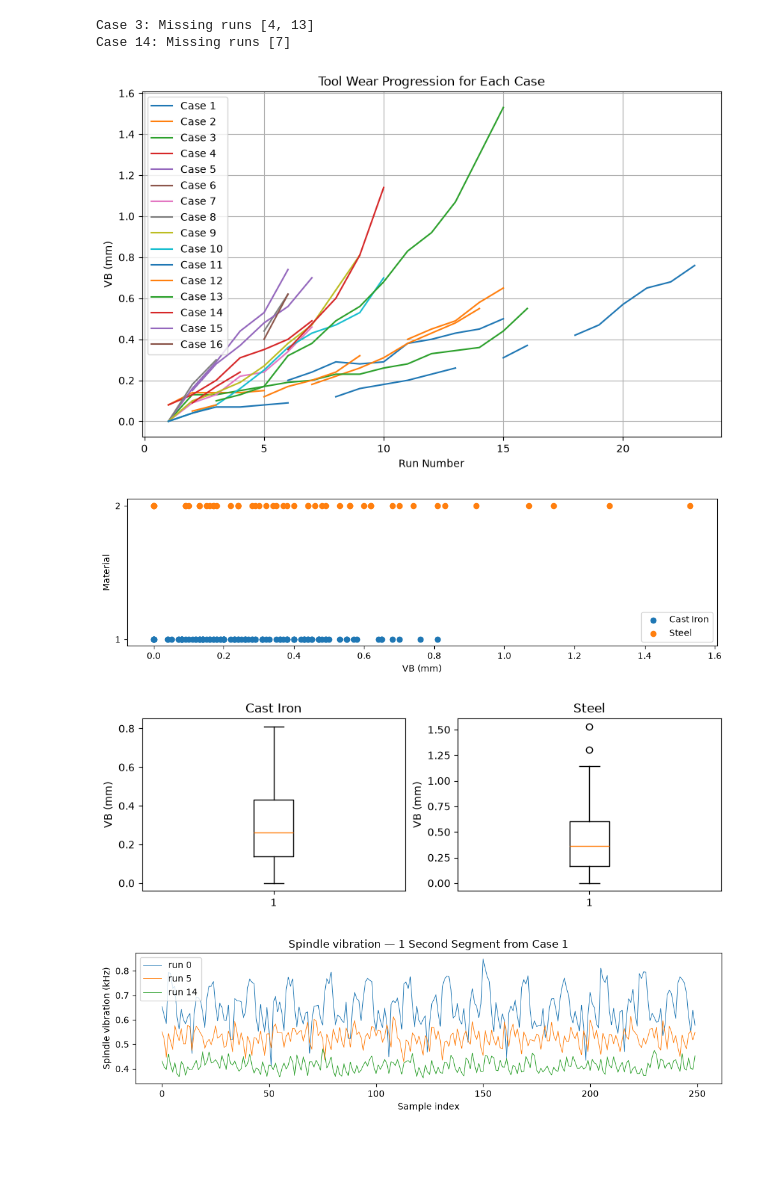
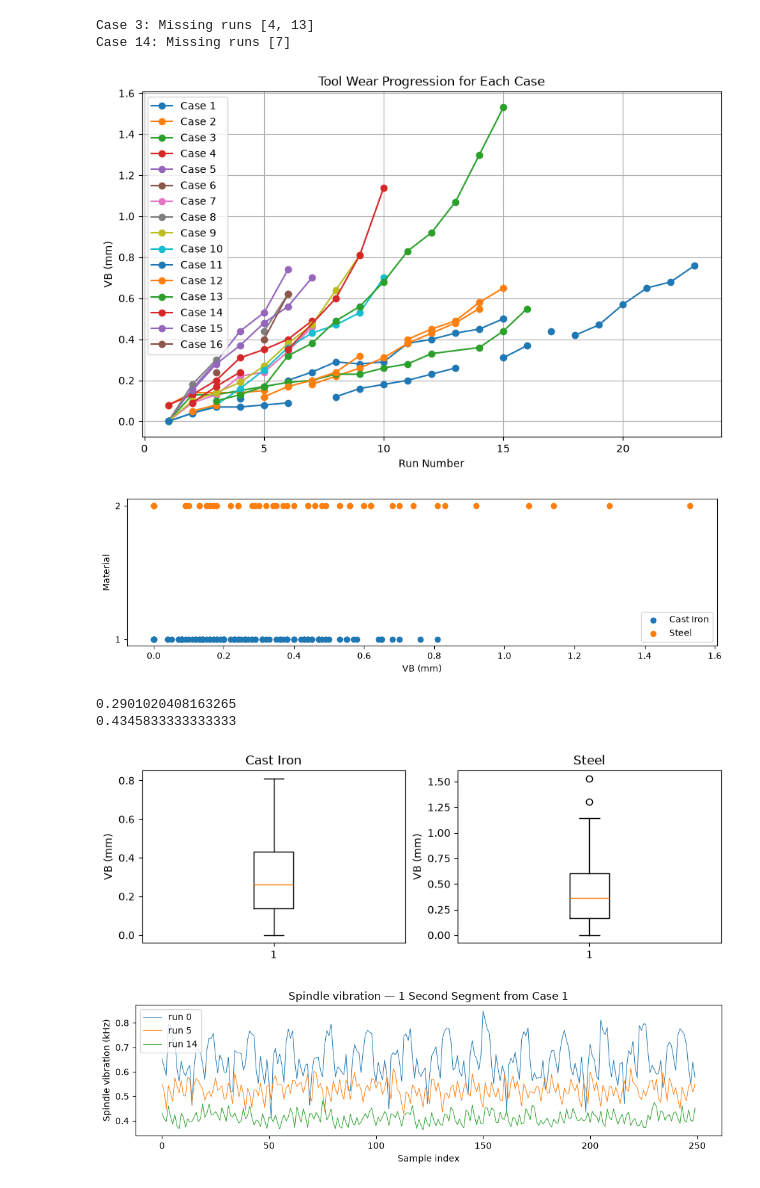
Before and after one commit to samgriff29/20457187CourseworkRepo, a Jupyter notebook: 202627_MMME4125_cw_egysg10_V2.ipynb, the cells around one changed output. Cells and saved outputs as stored; diff of their text form; code cells hidden in the pictures; blank space fills up the shorter version.

```diff
--- a/202627_MMME4125_cw_egysg10_V2.ipynb
+++ b/202627_MMME4125_cw_egysg10_V2.ipynb
@@ -303,7 +307,7 @@ for case in sorted(df_case_runs["case"].unique()):
     plt.plot(
         case_data["run"],
         case_data["VB"],
-        #marker="o",
+        marker="o",
         label=f"Case {case}")
 
 plt.xlabel("Run Number")
@@ -324,35 +328,42 @@ x_cast_iron = np.full(n_cast_iron, 1)
 n_steel=len(VB_steel)
 x_steel = np.full(n_steel, 2)
 
 plt.figure(figsize=(12, 3))
 plt.scatter(VB_cast_iron,x_cast_iron, label='Cast Iron')
 plt.scatter(VB_steel,x_steel,  label='Steel')
 plt.yticks([1, 2])
 plt.xlabel('VB (mm)')
 plt.ylabel('Material')
 plt.legend()
 plt.show()
 
 # VB and Material Investigation
 # Investigating materials
 
 VB_cast_iron = df.loc[df['material'] == 1, 'VB'].dropna().tolist()
+mean_cast_iron=np.mean(VB_cast_iron)
+print(mean_cast_iron)
 VB_steel = df.loc[df['material'] == 2, 'VB'].dropna().tolist()
+mean_steel=np.mean(VB_steel)
+print(mean_steel)
 
 plt.figure(figsize=(10, 3))
 plt.subplot(1,2,1)
 plt.boxplot(VB_cast_iron)
 plt.ylabel('VB (mm)')
 plt.title('Cast Iron')
 
+
 plt.subplot(1,2,2)
 plt.boxplot(VB_steel)
 plt.ylabel('VB (mm)')
 plt.title('Steel')
 plt.show()
 # %% [output]
-[figure, old version]
+[figure, new version]
 [figure]
+0.2901020408163265
+0.4345833333333333
 [figure]
 # %%
 # Insert your code here for plot 3
```
Also changed, not shown: parts of 12 cells of this notebook.
